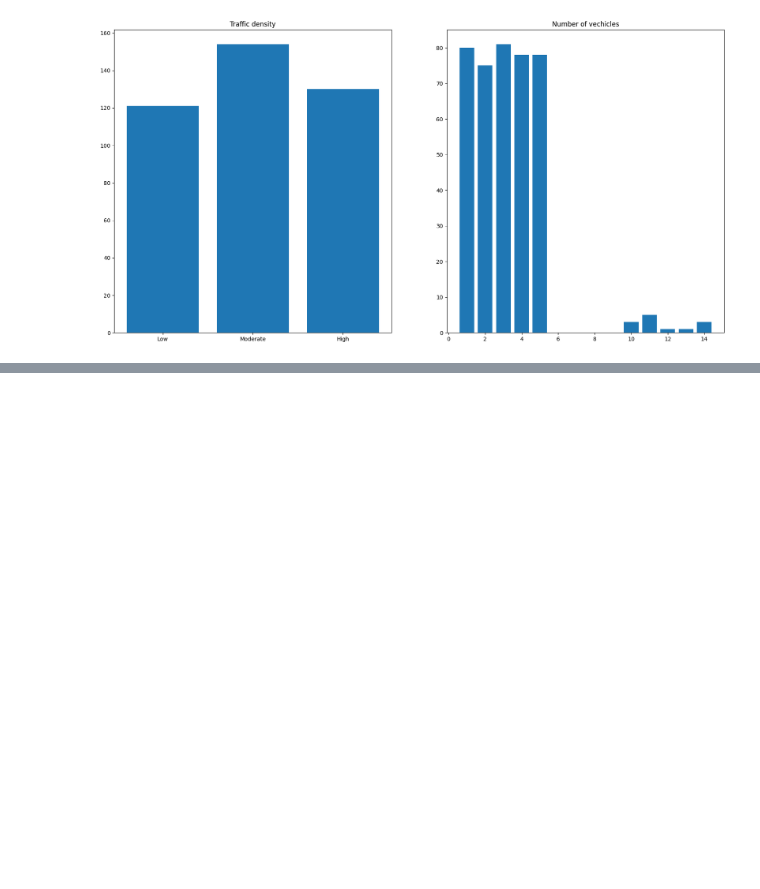
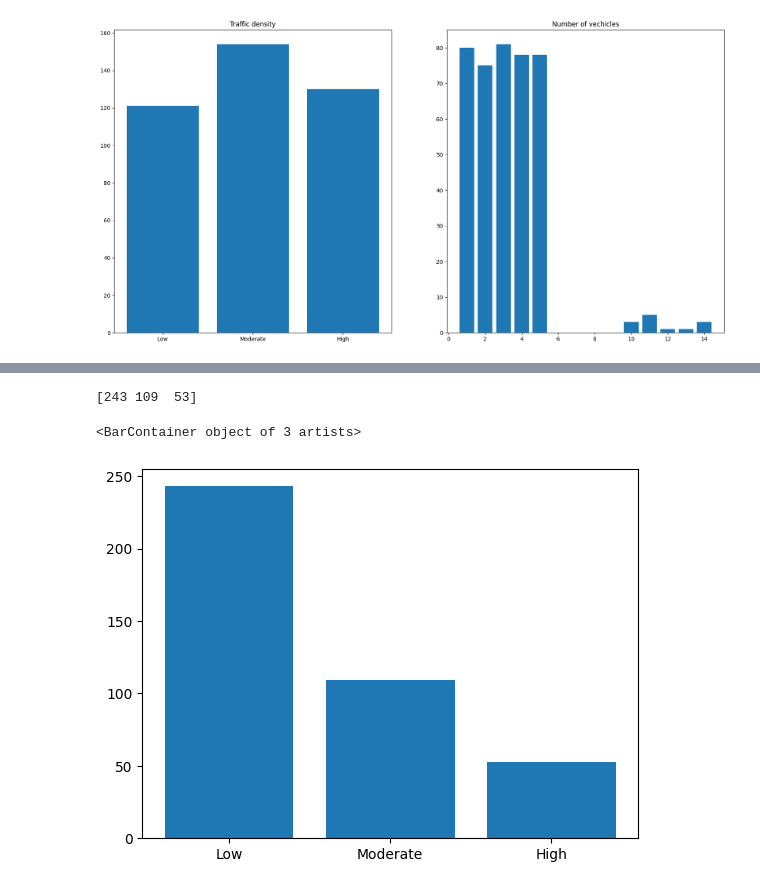
Before and after one commit to bigdog0044/Traffic-Accident-Prediction, a Jupyter notebook: main.ipynb, the cells around one changed output, grey strips where cells are left out. Drawn from its saved outputs; the diff is of its cells as text; code cells hidden in the pictures; blank space fills up the shorter version.

Commit message:
added code to visualise the amount of Accident_Severity values there is

```diff
--- a/main.ipynb
+++ b/main.ipynb
@@ -198,3 +200,31 @@ data.head()
 | 4 | Rainy | Highway | Morning | 1 | 195.0 | 11 | 0 | ... |
 | 6 | Foggy | Highway | Afternoon | 0 | 60.0 | 4 | 0 | ... |
 | 7 | Rainy | City Road | Afternoon | 0 | 60.0 | 4 | 0 | ... |
+# %%
+def convertSeverity(value):
+    match value:
+        case "Low":
+            return 0
+        case "Moderate":
+            return 1
+        case "High":
+            return 2
+        case _:
+            print(f"No case found with value {value}")
+
+data['Accident_Severity'] = data['Accident_Severity'].apply(convertSeverity)
+# %%
+accidentLabel = ["Low", "Moderate", "High"]
+accidentTotal = np.array([]).astype(int)
+# %%
+for labelNum in range(3):
+    accidentTotal = np.append(accidentTotal,sum((data['Accident_Severity'] == labelNum) == True))
+# %%
+print(accidentTotal)
+# %% [output]
+[243 109  53]
+# %%
+plt.bar(accidentLabel,accidentTotal)
+# %% [output]
+<BarContainer object of 3 artists>
+[figure, added]
```
Also changed, not shown: parts of 1 cell of this notebook.
